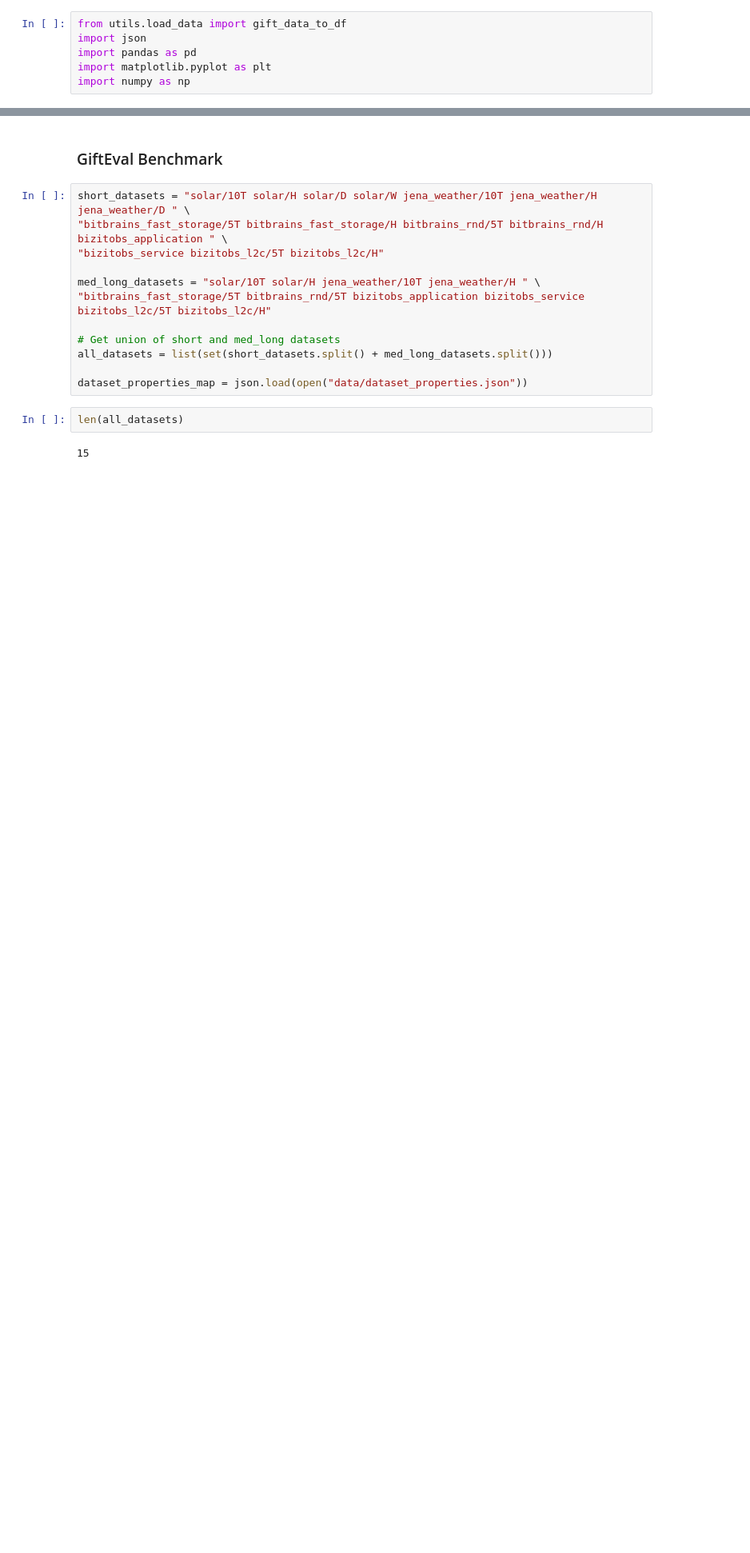
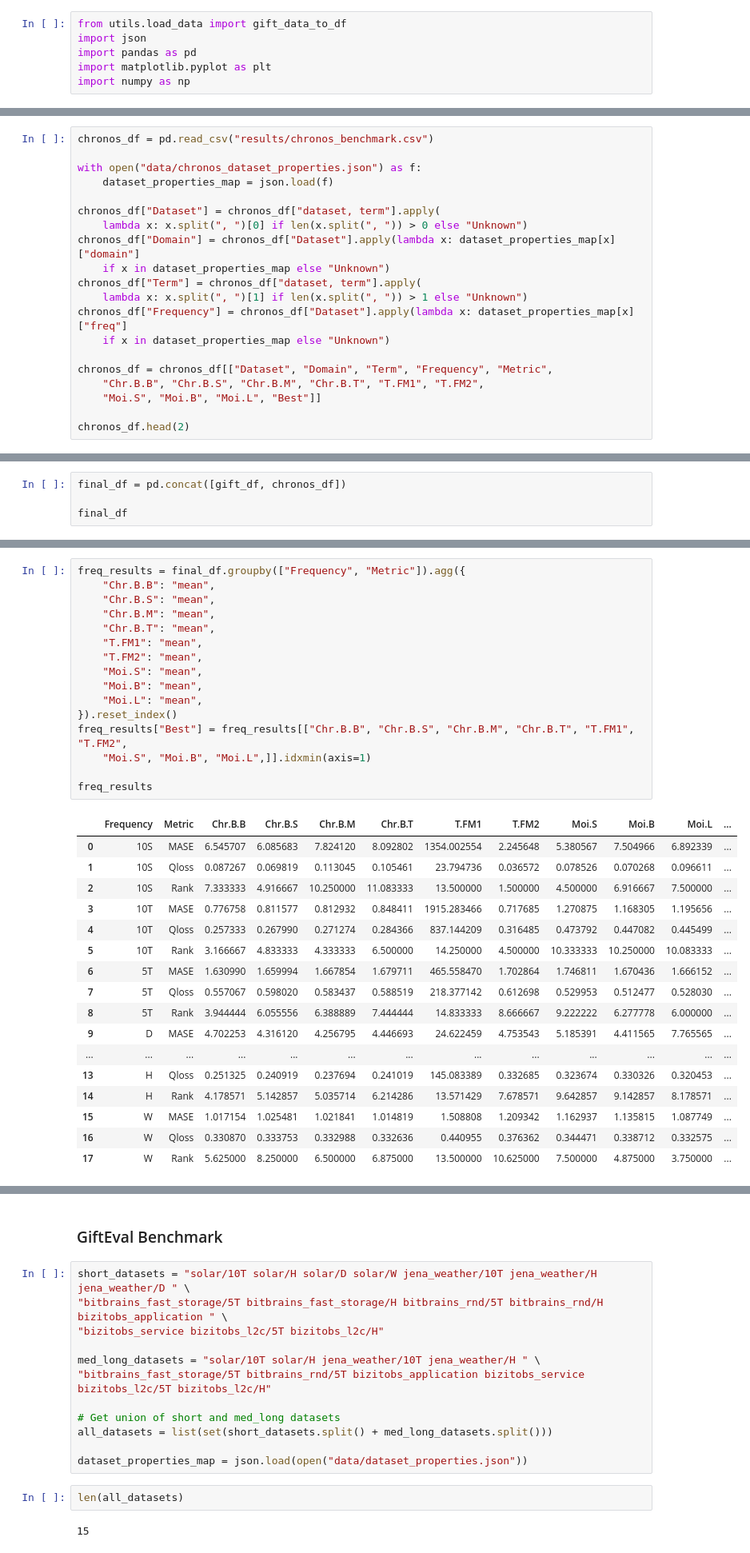
Before and after one commit to GiuliaGhisolfi/TSFM-ZeroShotEval, a Jupyter notebook: src/08_EDAAllDatasets.ipynb, the cells around one changed output, grey strips where cells are left out. Shown at 80% size. Cells and saved outputs as stored; diff of their text form; blank space fills up the shorter version.

Commit message:
agregate results

```diff
--- a/src/08_EDAAllDatasets.ipynb
+++ b/src/08_EDAAllDatasets.ipynb
@@ -6,0 +35,20 @@ import numpy as np
+# %%
+chronos_df = pd.read_csv("results/chronos_benchmark.csv")
+
+with open("data/chronos_dataset_properties.json") as f:
+    dataset_properties_map = json.load(f)
+
+chronos_df["Dataset"] = chronos_df["dataset, term"].apply(
+    lambda x: x.split(", ")[0] if len(x.split(", ")) > 0 else "Unknown")
+chronos_df["Domain"] = chronos_df["Dataset"].apply(lambda x: dataset_properties_map[x]["domain"]
+    if x in dataset_properties_map else "Unknown")
+chronos_df["Term"] = chronos_df["dataset, term"].apply(
+    lambda x: x.split(", ")[1] if len(x.split(", ")) > 1 else "Unknown")
+chronos_df["Frequency"] = chronos_df["Dataset"].apply(lambda x: dataset_properties_map[x]["freq"]
+    if x in dataset_properties_map else "Unknown")
+
+chronos_df = chronos_df[["Dataset", "Domain", "Term", "Frequency", "Metric",
+    "Chr.B.B", "Chr.B.S", "Chr.B.M", "Chr.B.T", "T.FM1", "T.FM2",
+    "Moi.S", "Moi.B", "Moi.L", "Best"]]
+
+chronos_df.head(2)
@@ -6,0 +59,4 @@ import numpy as np
+# %%
+final_df = pd.concat([gift_df, chronos_df])
+
+final_df
@@ -6,0 +110,34 @@ import numpy as np
+# %%
+freq_results = final_df.groupby(["Frequency", "Metric"]).agg({
+    "Chr.B.B": "mean",
+    "Chr.B.S": "mean",
+    "Chr.B.M": "mean",
+    "Chr.B.T": "mean",
+    "T.FM1": "mean",
+    "T.FM2": "mean",
+    "Moi.S": "mean",
+    "Moi.B": "mean",
+    "Moi.L": "mean",
+}).reset_index()
+freq_results["Best"] = freq_results[["Chr.B.B", "Chr.B.S", "Chr.B.M", "Chr.B.T", "T.FM1", "T.FM2",
+    "Moi.S", "Moi.B", "Moi.L",]].idxmin(axis=1)
+
+freq_results
+# %% [output]
+|  | Frequency | Metric | Chr.B.B | Chr.B.S | Chr.B.M | Chr.B.T | T.FM1 | T.FM2 | Moi.S | Moi.B | Moi.L | ... |
+| 0 | 10S | MASE | 6.545707 | 6.085683 | 7.824120 | 8.092802 | 1354.002554 | 2.245648 | 5.380567 | 7.504966 | 6.892339 | ... |
+| 1 | 10S | Qloss | 0.087267 | 0.069819 | 0.113045 | 0.105461 | 23.794736 | 0.036572 | 0.078526 | 0.070268 | 0.096611 | ... |
+| 2 | 10S | Rank | 7.333333 | 4.916667 | 10.250000 | 11.083333 | 13.500000 | 1.500000 | 4.500000 | 6.916667 | 7.500000 | ... |
+| 3 | 10T | MASE | 0.776758 | 0.811577 | 0.812932 | 0.848411 | 1915.283466 | 0.717685 | 1.270875 | 1.168305 | 1.195656 | ... |
+| 4 | 10T | Qloss | 0.257333 | 0.267990 | 0.271274 | 0.284366 | 837.144209 | 0.316485 | 0.473792 | 0.447082 | 0.445499 | ... |
+| 5 | 10T | Rank | 3.166667 | 4.833333 | 4.333333 | 6.500000 | 14.250000 | 4.500000 | 10.333333 | 10.250000 | 10.083333 | ... |
+| 6 | 5T | MASE | 1.630990 | 1.659994 | 1.667854 | 1.679711 | 465.558470 | 1.702864 | 1.746811 | 1.670436 | 1.666152 | ... |
+| 7 | 5T | Qloss | 0.557067 | 0.598020 | 0.583437 | 0.588519 | 218.377142 | 0.612698 | 0.529953 | 0.512477 | 0.528030 | ... |
+| 8 | 5T | Rank | 3.944444 | 6.055556 | 6.388889 | 7.444444 | 14.833333 | 8.666667 | 9.222222 | 6.277778 | 6.000000 | ... |
+| 9 | D | MASE | 4.702253 | 4.316120 | 4.256795 | 4.446693 | 24.622459 | 4.753543 | 5.185391 | 4.411565 | 7.765565 | ... |
+| ... | ... | ... | ... | ... | ... | ... | ... | ... | ... | ... | ... | ... |
+| 13 | H | Qloss | 0.251325 | 0.240919 | 0.237694 | 0.241019 | 145.083389 | 0.332685 | 0.323674 | 0.330326 | 0.320453 | ... |
+| 14 | H | Rank | 4.178571 | 5.142857 | 5.035714 | 6.214286 | 13.571429 | 7.678571 | 9.642857 | 9.142857 | 8.178571 | ... |
+| 15 | W | MASE | 1.017154 | 1.025481 | 1.021841 | 1.014819 | 1.508808 | 1.209342 | 1.162937 | 1.135815 | 1.087749 | ... |
+| 16 | W | Qloss | 0.330870 | 0.333753 | 0.332988 | 0.332636 | 0.440955 | 0.376362 | 0.344471 | 0.338712 | 0.332575 | ... |
+| 17 | W | Rank | 5.625000 | 8.250000 | 6.500000 | 6.875000 | 13.500000 | 10.625000 | 7.500000 | 4.875000 | 3.750000 | ... |
```
Also changed, not shown: parts of 10 cells of this notebook.
